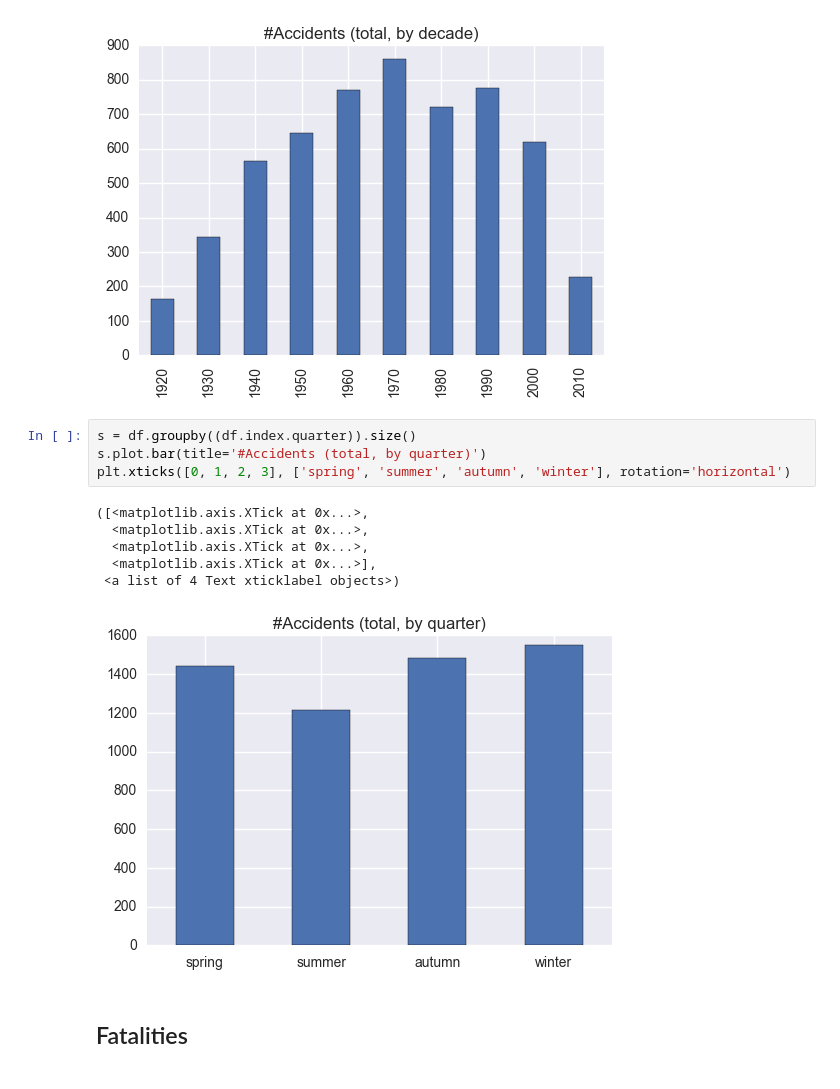
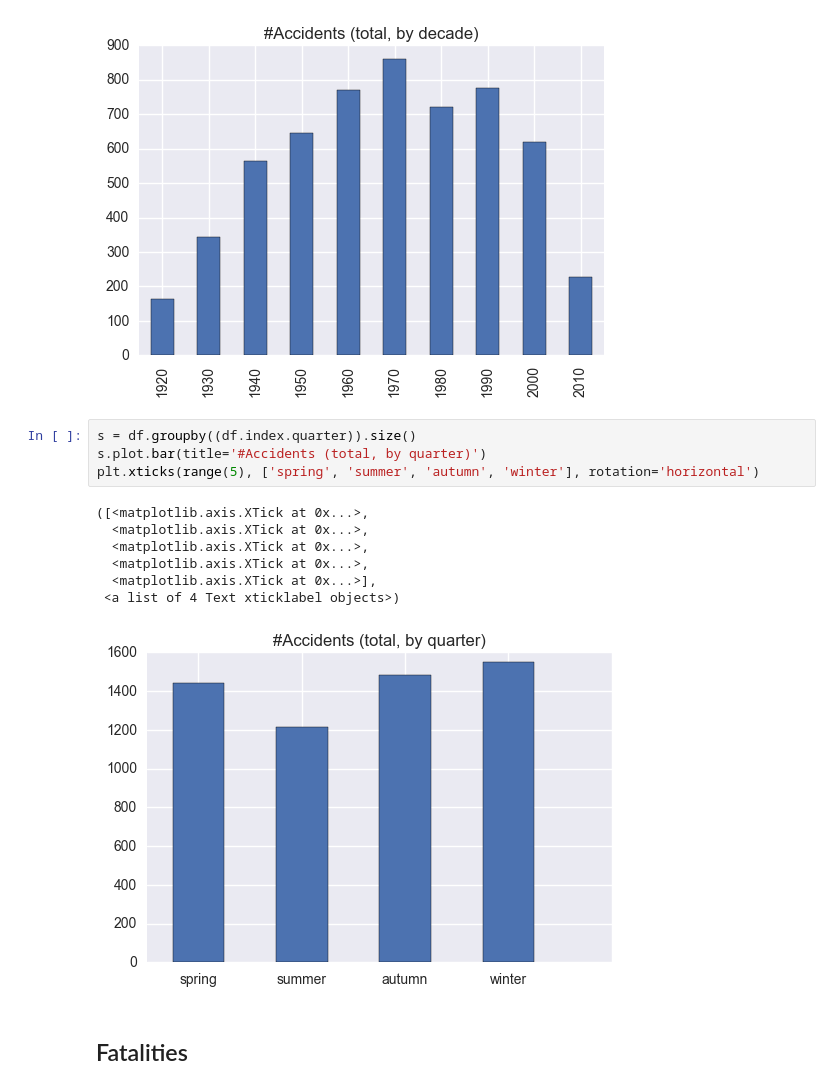
Before and after one commit to DanilBaibak/crash_planes, a Jupyter notebook: planecrashinfo.ipynb, the cells around one changed output. Saved outputs shown, nothing was run; the diff lists cells and outputs as text.

```diff
--- a/planecrashinfo.ipynb
+++ b/planecrashinfo.ipynb
@@ -92,14 +92,15 @@ s.plot.bar(title='#Accidents (total, by decade)')
 # %%
 s = df.groupby((df.index.quarter)).size()
 s.plot.bar(title='#Accidents (total, by quarter)')
-plt.xticks([0, 1, 2, 3], ['spring', 'summer', 'autumn', 'winter'], rotation='horizontal')
+plt.xticks(range(5), ['spring', 'summer', 'autumn', 'winter'], rotation='horizontal')
 # %% [output]
 ([<matplotlib.axis.XTick at 0x...>,
+  <matplotlib.axis.XTick at 0x...>,
   <matplotlib.axis.XTick at 0x...>,
   <matplotlib.axis.XTick at 0x...>,
   <matplotlib.axis.XTick at 0x...>],
  <a list of 4 Text xticklabel objects>)
-[figure, old version]
+[figure, new version]
 # %% [markdown]
 ## Fatalities
 # %%
```
Also changed, not shown: parts of 2 cells of this notebook, 2 other files.
